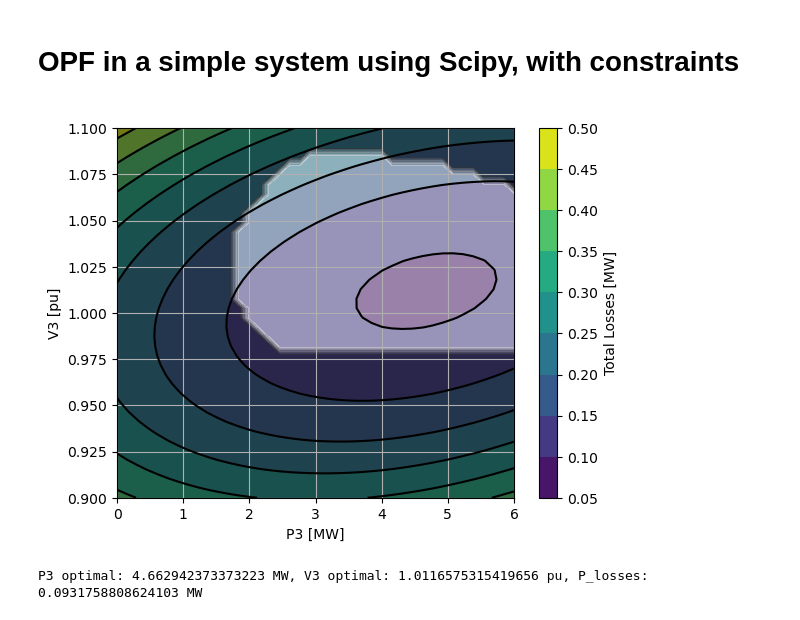
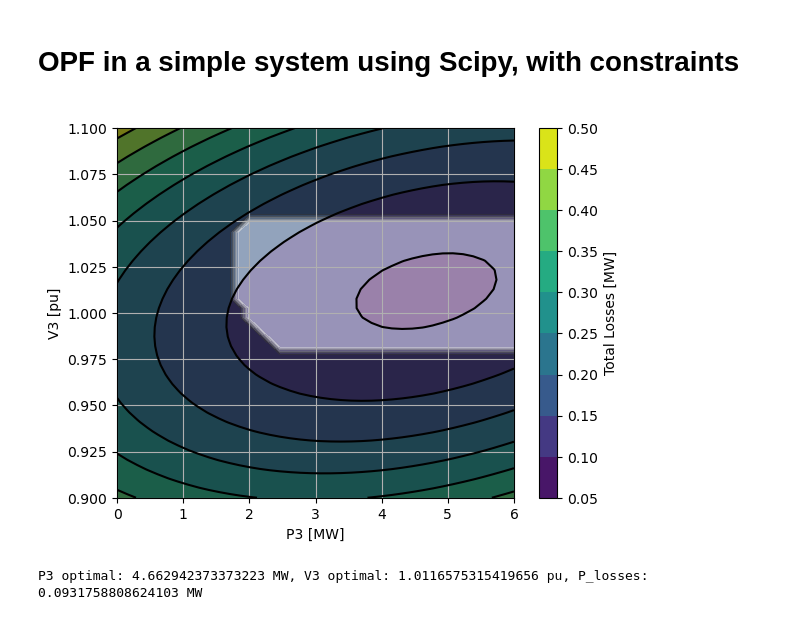
Before and after one commit to sambeets/EPE2316-Power-System-Planning, a Jupyter notebook: DigiLab/6 - Security Constrained Optimal Power Flow/Digital Lab 6 - Security Constrained OPF.ipynb, the cells around one changed output. Saved outputs shown, nothing was run; the diff lists cells and outputs as text; code cells hidden in the pictures.

```diff
--- a/DigiLab/6 - Security Constrained Optimal Power Flow/Digital Lab 6 - Security Constrained OPF.ipynb
+++ b/DigiLab/6 - Security Constrained Optimal Power Flow/Digital Lab 6 - Security Constrained OPF.ipynb
@@ -275,32 +275,36 @@ const = NonlinearConstraint(opf_constraints, const_min, const_max)
 # %%
 # Visualizing wheter the operating point is inside or outside the constraints
 P3_vals = np.linspace(0.0, 6.0, 40)
 V3_vals = np.linspace(0.9, 1.1, 40)
 P3_mesh, V3_mesh = np.meshgrid(P3_vals, V3_vals)
 P_losses = np.zeros_like(P3_mesh)
 is_inside = np.zeros_like(P3_mesh)
 
 for j, P3 in enumerate(P3_vals):
     for i, V3 in enumerate(V3_vals):
         u = np.array([P3, V3])
         obj = objective_function(u)
         P_losses[i, j] = obj
         const_vals = const.fun(u)
         inside = np.logical_and(const_min <= const_vals, const_vals <= const_max).all()
+
+        # check for bounds:
+        inside_bound = P3 >= 0.0 and P3 <= 6.0 and V3 >= 0.95 and V3 <= 1.05
+        inside = inside and inside_bound
         is_inside[i,j] = inside
 
 
 plt.contour(P3_mesh, V3_mesh, P_losses, colors="black")
 cp = plt.contourf(P3_mesh, V3_mesh, P_losses)
 plt.colorbar(cp, label="Total Losses [MW]")
 plt.contourf(P3_mesh, V3_mesh, is_inside, cmap="gray", alpha=0.5)
 plt.xlabel("P3 [MW]")
 plt.ylabel("V3 [pu]")
 plt.grid()
 
 plt.show()
 # %% [output]
-[figure, old version]
+[figure, new version]
 # %%
 u0 = np.array([6.0, 1.0])
 sol_OPF = minimize(objective_function, x0=u0, constraints=const, bounds=bounds, tol=1e-5)
```
Also changed, not shown: parts of 1 cell of this notebook, 1 other file.
